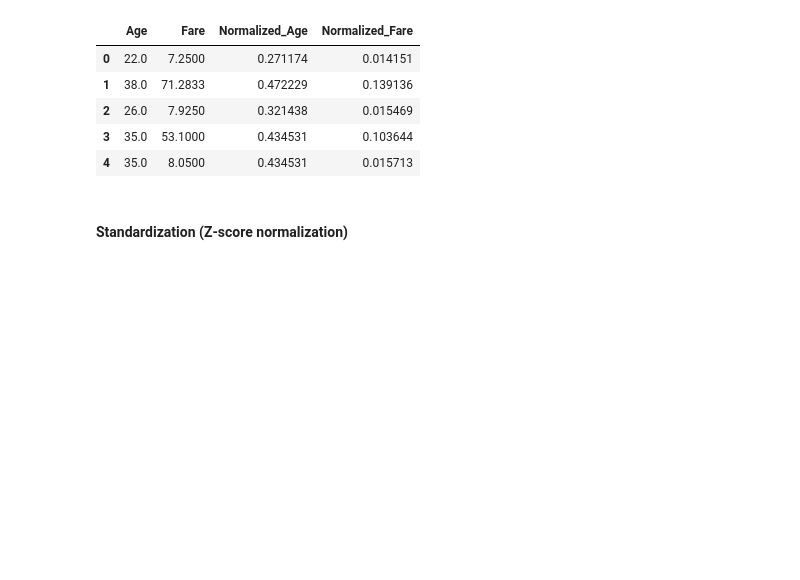
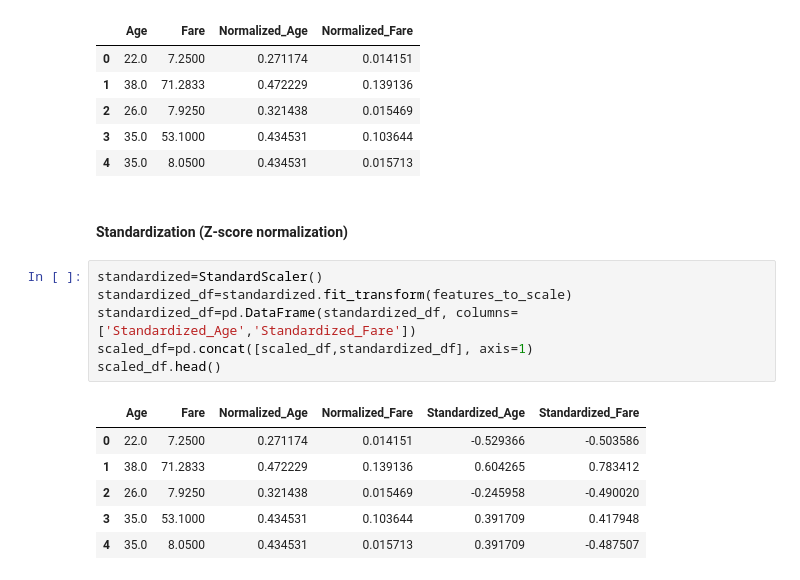
Before and after one commit to SammyOngaya/data2ml, a Jupyter notebook: feature-engineering.ipynb, the cells around one changed output. Saved outputs shown, nothing was run; the diff lists cells and outputs as text; blank space fills up the shorter version.

```diff
--- a/feature-engineering.ipynb
+++ b/feature-engineering.ipynb
@@ -931,3 +931,16 @@ min_max_normalized_df.head()
 | 4 | 35.0 | 8.0500 | 0.434531 | 0.015713 |
 # %% [markdown]
 #### Standardization (Z-score normalization)
+# %%
+standardized=StandardScaler()
+standardized_df=standardized.fit_transform(features_to_scale)
+standardized_df=pd.DataFrame(standardized_df, columns=['Standardized_Age','Standardized_Fare'])
+scaled_df=pd.concat([scaled_df,standardized_df], axis=1)
+scaled_df.head()
+# %% [output]
+|  | Age | Fare | Normalized_Age | Normalized_Fare | Standardized_Age | Standardized_Fare |
+| 0 | 22.0 | 7.2500 | 0.271174 | 0.014151 | -0.529366 | -0.503586 |
+| 1 | 38.0 | 71.2833 | 0.472229 | 0.139136 | 0.604265 | 0.783412 |
+| 2 | 26.0 | 7.9250 | 0.321438 | 0.015469 | -0.245958 | -0.490020 |
+| 3 | 35.0 | 53.1000 | 0.434531 | 0.103644 | 0.391709 | 0.417948 |
+| 4 | 35.0 | 8.0500 | 0.434531 | 0.015713 | 0.391709 | -0.487507 |
```
Also changed, not shown: parts of 13 cells of this notebook.
